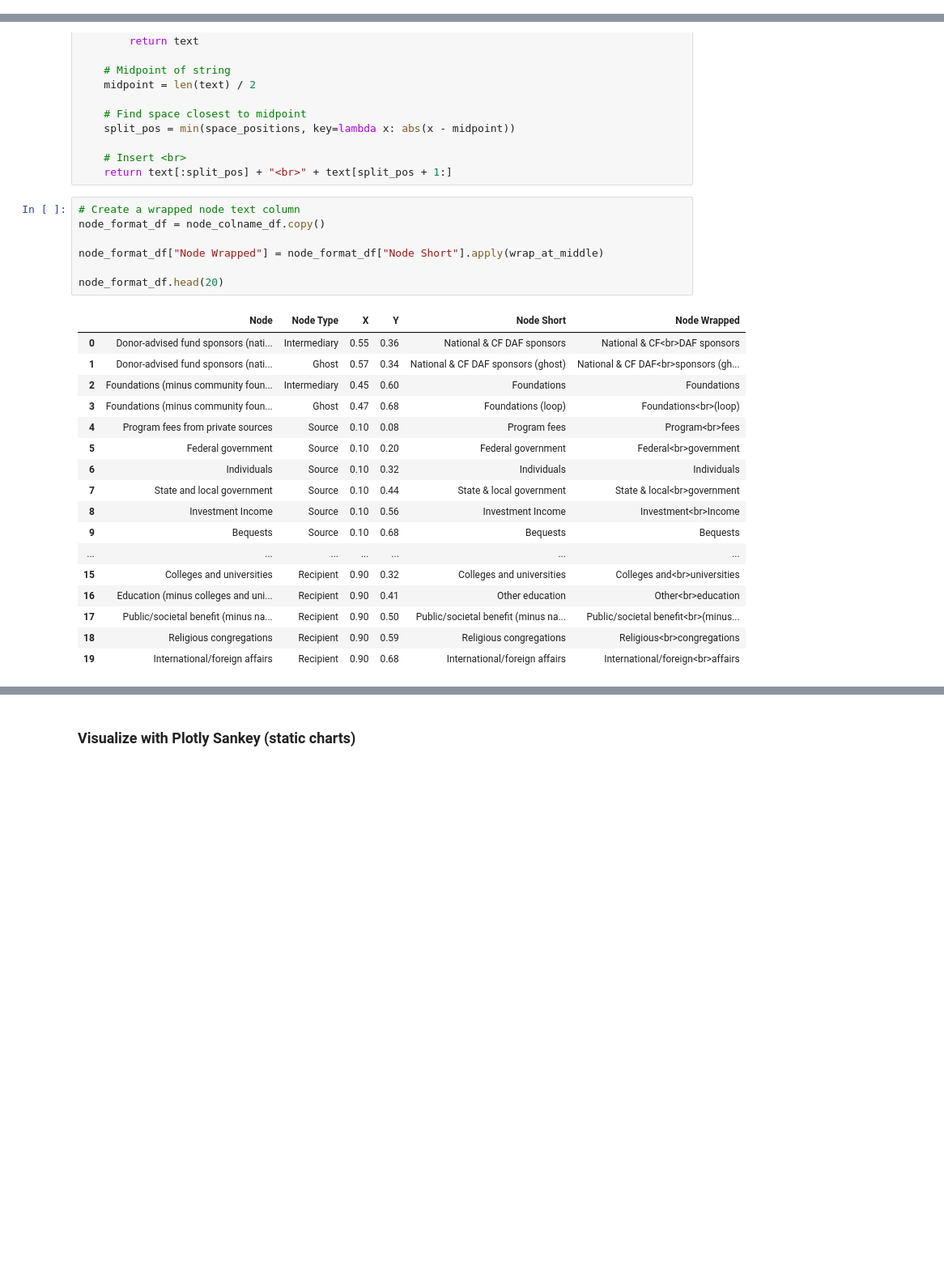
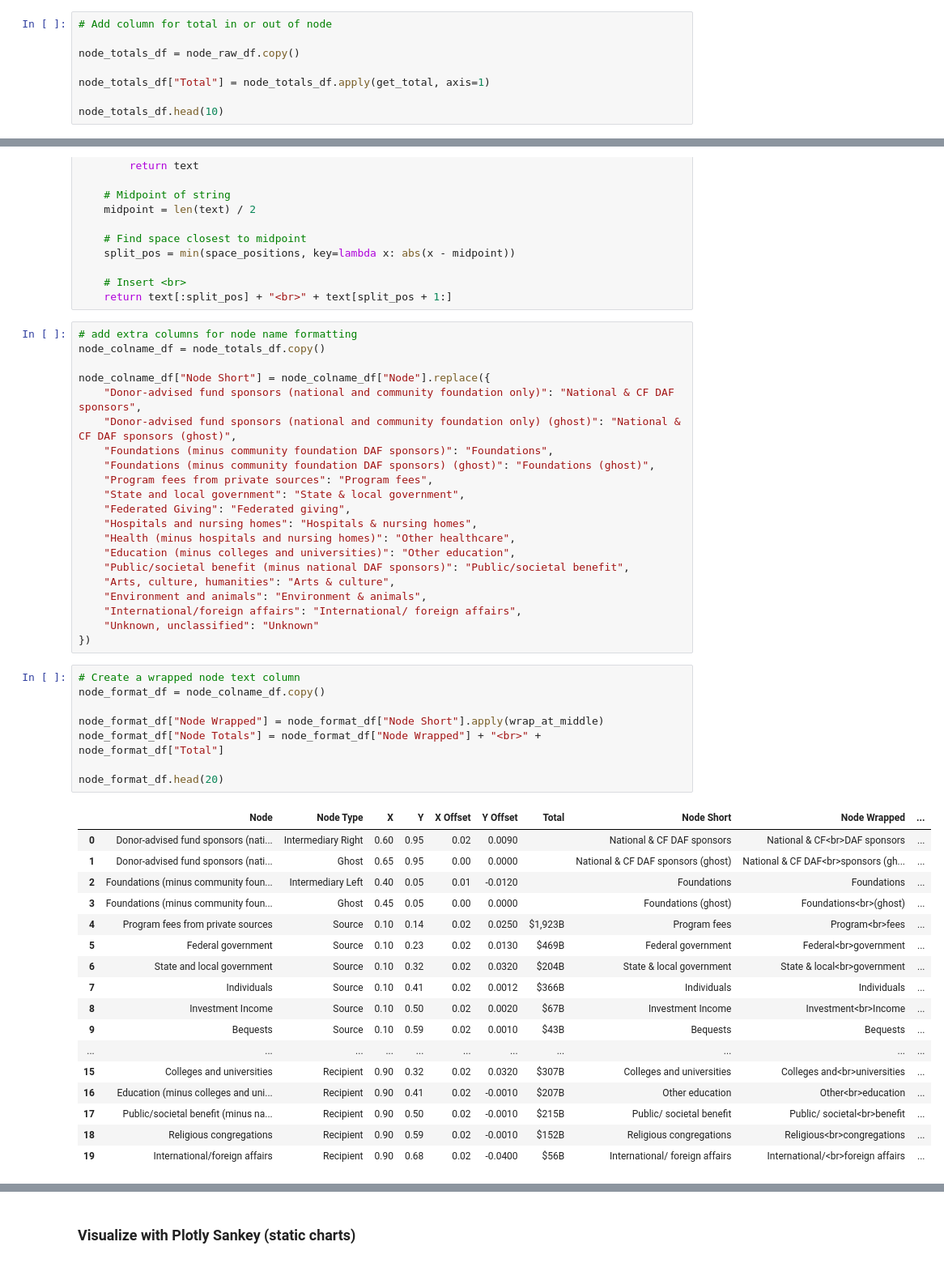
Before and after one commit to HFAwesomeCharts/MCNNonprofitEconomy, a Jupyter notebook: notebooks/MCN_NP_Economy_Figures.ipynb, the cells around one changed output, grey strips where cells are left out. Shown at 81% size. Drawn from its saved outputs; the diff is of its cells as text; blank space fills up the shorter version.

Commit message:
Numerous modifications to text and color formatting

```diff
--- a/notebooks/MCN_NP_Economy_Figures.ipynb
+++ b/notebooks/MCN_NP_Economy_Figures.ipynb
@@ -106,0 +136,8 @@ node_colname_df["Node Short"] = node_colname_df["Node"].replace({
+# %%
+# Add column for total in or out of node
+
+node_totals_df = node_raw_df.copy()
+
+node_totals_df["Total"] = node_totals_df.apply(get_total, axis=1)
+
+node_totals_df.head(10)
@@ -126,28 +175,50 @@ def wrap_at_middle(text):
 
     # Insert <br>
     return text[:split_pos] + "<br>" + text[split_pos + 1:]
+# %%
+# add extra columns for node name formatting
+node_colname_df = node_totals_df.copy()
+
+node_colname_df["Node Short"] = node_colname_df["Node"].replace({
+    "Donor-advised fund sponsors (national and community foundation only)": "National & CF DAF sponsors",
+    "Donor-advised fund sponsors (national and community foundation only) (ghost)": "National & CF DAF sponsors (ghost)",
+    "Foundations (minus community foundation DAF sponsors)": "Foundations",
+    "Foundations (minus community foundation DAF sponsors) (ghost)": "Foundations (ghost)",
+    "Program fees from private sources": "Program fees",
+    "State and local government": "State & local government",
+    "Federated Giving": "Federated giving",
+    "Hospitals and nursing homes": "Hospitals & nursing homes",
+    "Health (minus hospitals and nursing homes)": "Other healthcare",
+    "Education (minus colleges and universities)": "Other education",
+    "Public/societal benefit (minus national DAF sponsors)": "Public/societal benefit",
+    "Arts, culture, humanities": "Arts & culture",
+    "Environment and animals": "Environment & animals",
+    "International/foreign affairs": "International/ foreign affairs",
+    "Unknown, unclassified": "Unknown"
+})
 # %%
 # Create a wrapped node text column
 node_format_df = node_colname_df.copy()
 
 node_format_df["Node Wrapped"] = node_format_df["Node Short"].apply(wrap_at_middle)
+node_format_df["Node Totals"] = node_format_df["Node Wrapped"] + "<br>" + node_format_df["Total"]
 
 node_format_df.head(20)
 # %% [output]
-|  | Node | Node Type | X | Y | Node Short | Node Wrapped |
-| 0 | Donor-advised fund sponsors (nati... | Intermediary | 0.55 | 0.36 | National & CF DAF sponsors | National & CF<br>DAF sponsors |
-| 1 | Donor-advised fund sponsors (nati... | Ghost | 0.57 | 0.34 | National & CF DAF sponsors (ghost) | National & CF DAF<br>sponsors (gh... |
-| 2 | Foundations (minus community foun... | Intermediary | 0.45 | 0.60 | Foundations | Foundations |
-| 3 | Foundations (minus community foun... | Ghost | 0.47 | 0.68 | Foundations (loop) | Foundations<br>(loop) |
-| 4 | Program fees from private sources | Source | 0.10 | 0.08 | Program fees | Program<br>fees |
-| 5 | Federal government | Source | 0.10 | 0.20 | Federal government | Federal<br>government |
-| 6 | Individuals | Source | 0.10 | 0.32 | Individuals | Individuals |
-| 7 | State and local government | Source | 0.10 | 0.44 | State & local government | State & local<br>government |
-| 8 | Investment Income | Source | 0.10 | 0.56 | Investment Income | Investment<br>Income |
-| 9 | Bequests | Source | 0.10 | 0.68 | Bequests | Bequests |
-| ... | ... | ... | ... | ... | ... | ... |
-| 15 | Colleges and universities | Recipient | 0.90 | 0.32 | Colleges and universities | Colleges and<br>universities |
-| 16 | Education (minus colleges and uni... | Recipient | 0.90 | 0.41 | Other education | Other<br>education |
-| 17 | Public/societal benefit (minus na... | Recipient | 0.90 | 0.50 | Public/societal benefit (minus na... | Public/societal benefit<br>(minus... |
-| 18 | Religious congregations | Recipient | 0.90 | 0.59 | Religious congregations | Religious<br>congregations |
-| 19 | International/foreign affairs | Recipient | 0.90 | 0.68 | International/foreign affairs | International/foreign<br>affairs |
+|  | Node | Node Type | X | Y | X Offset | Y Offset | Total | Node Short | Node Wrapped | ... |
+| 0 | Donor-advised fund sponsors (nati... | Intermediary Right | 0.60 | 0.95 | 0.02 | 0.0090 |  | National & CF DAF sponsors | National & CF<br>DAF sponsors | ... |
+| 1 | Donor-advised fund sponsors (nati... | Ghost | 0.65 | 0.95 | 0.00 | 0.0000 |  | National & CF DAF sponsors (ghost) | National & CF DAF<br>sponsors (gh... | ... |
+| 2 | Foundations (minus community foun... | Intermediary Left | 0.40 | 0.05 | 0.01 | -0.0120 |  | Foundations | Foundations | ... |
+| 3 | Foundations (minus community foun... | Ghost | 0.45 | 0.05 | 0.00 | 0.0000 |  | Foundations (ghost) | Foundations<br>(ghost) | ... |
+| 4 | Program fees from private sources | Source | 0.10 | 0.14 | 0.02 | 0.0250 | $1,923B | Program fees | Program<br>fees | ... |
+| 5 | Federal government | Source | 0.10 | 0.23 | 0.02 | 0.0130 | $469B | Federal government | Federal<br>government | ... |
+| 6 | State and local government | Source | 0.10 | 0.32 | 0.02 | 0.0320 | $204B | State & local government | State & local<br>government | ... |
+| 7 | Individuals | Source | 0.10 | 0.41 | 0.02 | 0.0012 | $366B | Individuals | Individuals | ... |
+| 8 | Investment Income | Source | 0.10 | 0.50 | 0.02 | 0.0020 | $67B | Investment Income | Investment<br>Income | ... |
+| 9 | Bequests | Source | 0.10 | 0.59 | 0.02 | 0.0010 | $43B | Bequests | Bequests | ... |
+| ... | ... | ... | ... | ... | ... | ... | ... | ... | ... | ... |
+| 15 | Colleges and universities | Recipient | 0.90 | 0.32 | 0.02 | 0.0320 | $307B | Colleges and universities | Colleges and<br>universities | ... |
+| 16 | Education (minus colleges and uni... | Recipient | 0.90 | 0.41 | 0.02 | -0.0010 | $207B | Other education | Other<br>education | ... |
+| 17 | Public/societal benefit (minus na... | Recipient | 0.90 | 0.50 | 0.02 | -0.0010 | $215B | Public/ societal benefit | Public/ societal<br>benefit | ... |
+| 18 | Religious congregations | Recipient | 0.90 | 0.59 | 0.02 | -0.0010 | $152B | Religious congregations | Religious<br>congregations | ... |
+| 19 | International/foreign affairs | Recipient | 0.90 | 0.68 | 0.02 | -0.0400 | $56B | International/ foreign affairs | International/<br>foreign affairs | ... |
```
Also changed, not shown: parts of 17 cells of this notebook, 3 other files.
